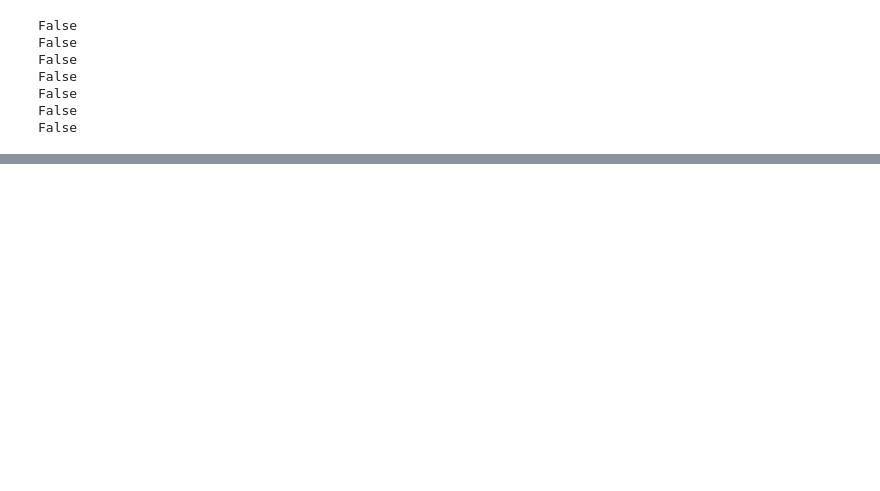
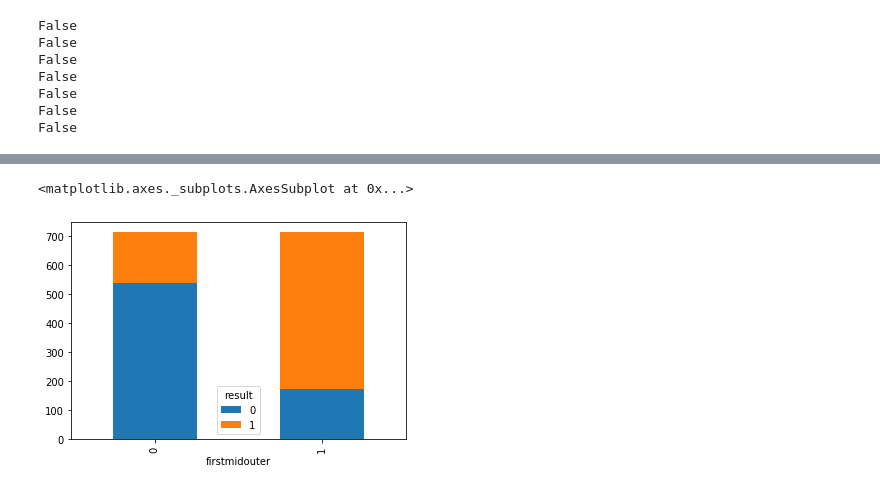
Before and after one commit to skredenmathias/DS-Unit-1-Build, a Jupyter notebook: Sprint_1_Build_Week.ipynb, the cells around one changed output, grey strips where cells are left out. Cells and saved outputs as stored; diff of their text form; code cells hidden in the pictures; blank space fills up the shorter version.

```diff
--- a/Sprint_1_Build_Week.ipynb
+++ b/Sprint_1_Build_Week.ipynb
@@ -161,0 +534,5 @@ for df in dfs:
+# %%
+pd.crosstab(worlds_2019['firstmidouter'], worlds_2019['result']).plot(kind='bar', stacked='true') # Almost as strong correlation
+# %% [output]
+<matplotlib.axes._subplots.AxesSubplot at 0x...>
+[figure, added]
```
Also changed, not shown: parts of 91 cells of this notebook.
